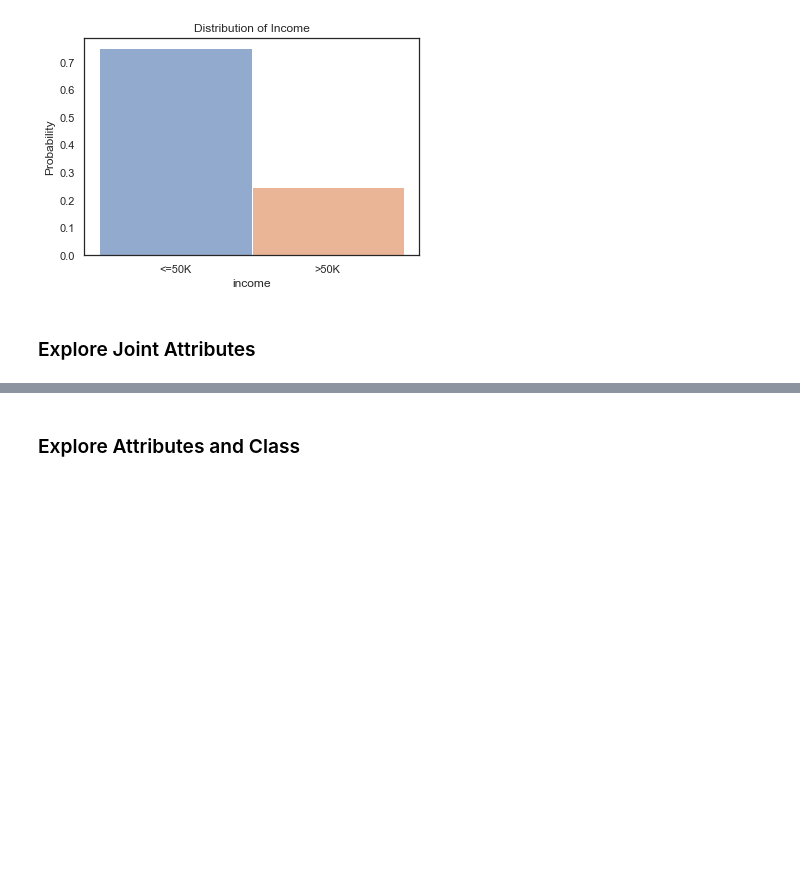
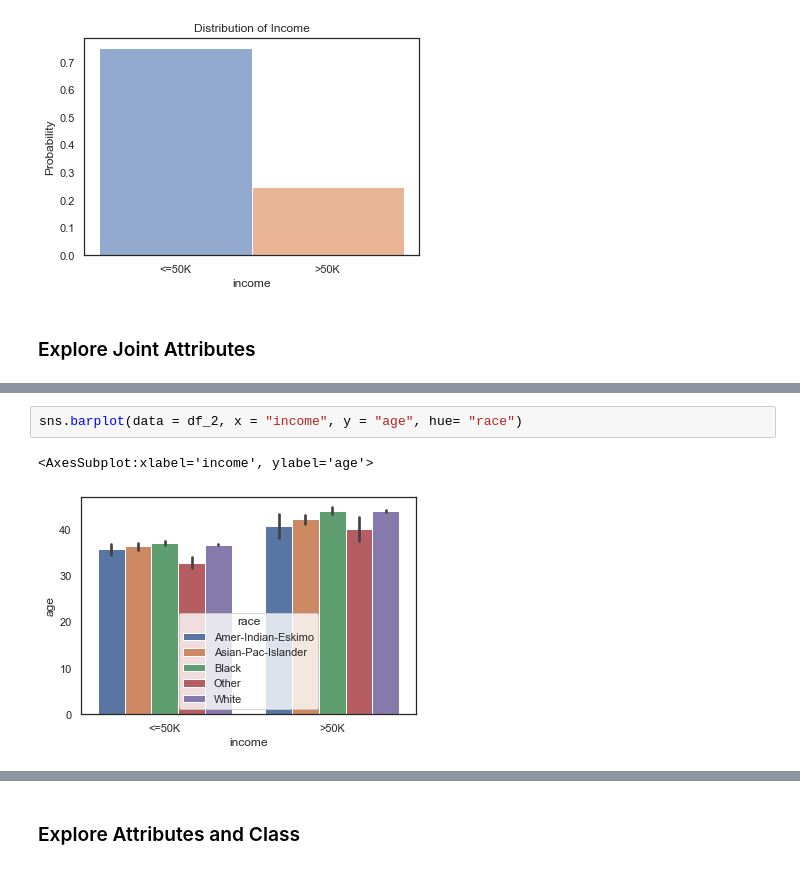
Before and after one commit to j-dominguez9/ML1_Proj1, a Jupyter notebook: CensusAdultDatasetEDA.ipynb, the cells around one changed output, grey strips where cells are left out. Cells and saved outputs as stored; diff of their text form; blank space fills up the shorter version.

```diff
--- a/CensusAdultDatasetEDA.ipynb
+++ b/CensusAdultDatasetEDA.ipynb
@@ -486,0 +506,5 @@ Name: income, dtype: float64
+# %%
+sns.barplot(data = df_2, x = "income", y = "age", hue= "race")
+# %% [output]
+<AxesSubplot:xlabel='income', ylabel='age'>
+[figure, added]
```
Also changed, not shown: parts of 15 cells of this notebook.
